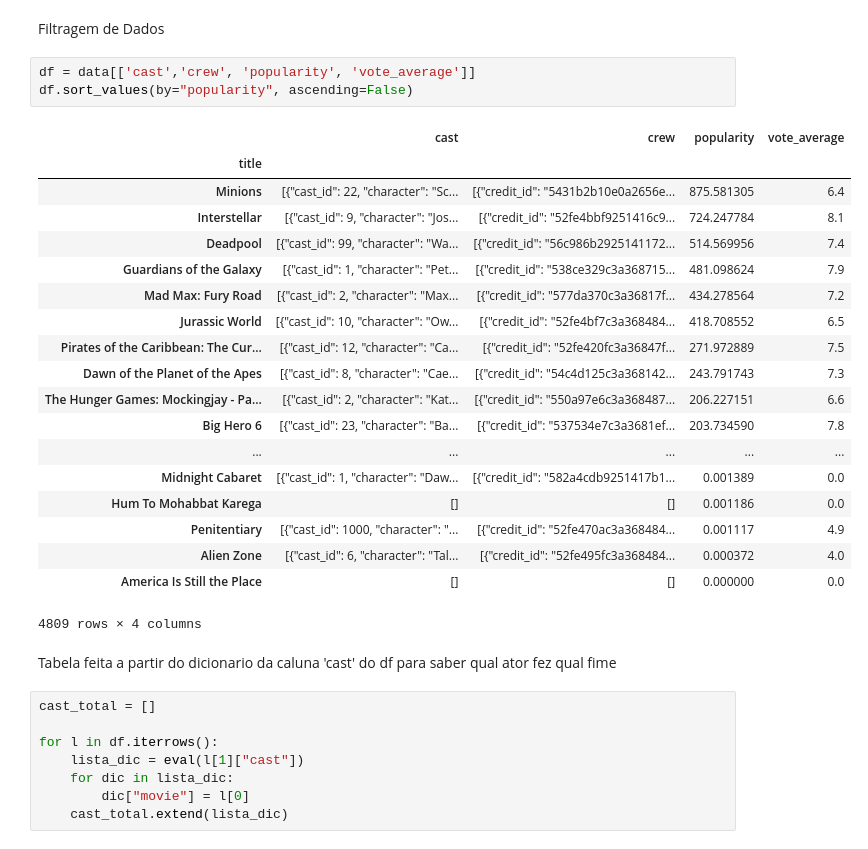
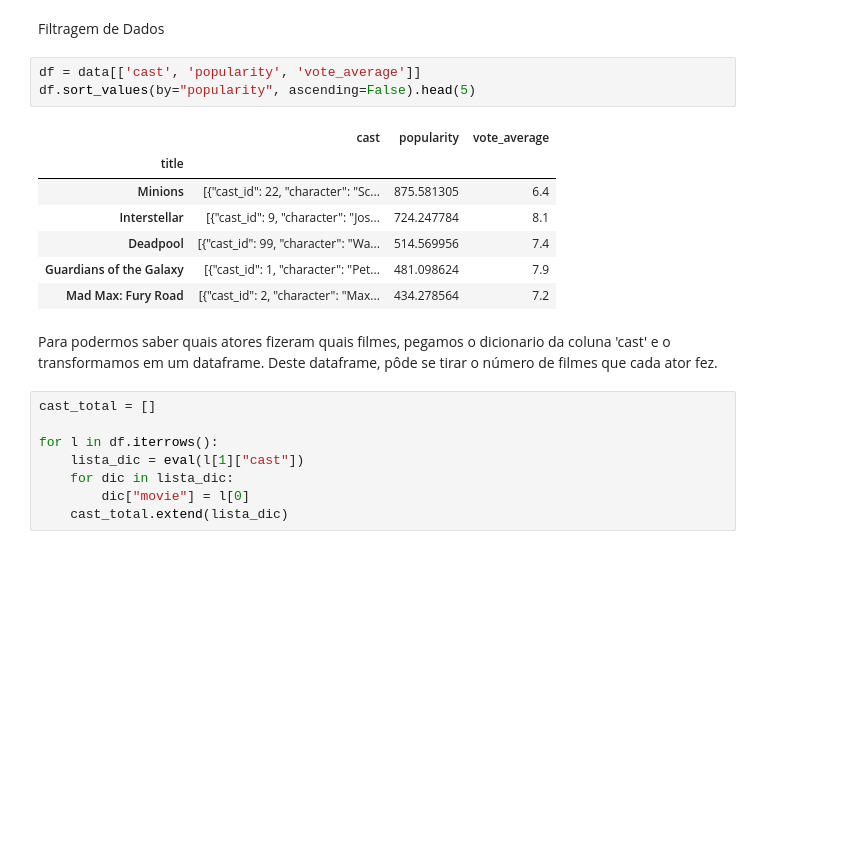
Before and after one commit to GLeviosa/Projeto_3_CD, a Jupyter notebook: Projeto 3.ipynb, the cells around one changed output. Saved outputs shown, nothing was run; the diff lists cells and outputs as text; blank space fills up the shorter version.

```diff
--- a/Projeto 3.ipynb
+++ b/Projeto 3.ipynb
@@ -43,30 +45,18 @@ data.head(3)
 # %% [markdown]
 Filtragem de Dados
 # %%
-df = data[['cast','crew', 'popularity', 'vote_average']]
-df.sort_values(by="popularity", ascending=False)
+df = data[['cast', 'popularity', 'vote_average']]
+df.sort_values(by="popularity", ascending=False).head(5)
 # %% [output]
-|  | cast | crew | popularity | vote_average |
-| title |  |  |  |  |
-| Minions | [{"cast_id": 22, "character": "Sc... | [{"credit_id": "5431b2b10e0a2656e... | 875.581305 | 6.4 |
-| Interstellar | [{"cast_id": 9, "character": "Jos... | [{"credit_id": "52fe4bbf9251416c9... | 724.247784 | 8.1 |
-| Deadpool | [{"cast_id": 99, "character": "Wa... | [{"credit_id": "56c986b2925141172... | 514.569956 | 7.4 |
-| Guardians of the Galaxy | [{"cast_id": 1, "character": "Pet... | [{"credit_id": "538ce329c3a368715... | 481.098624 | 7.9 |
-| Mad Max: Fury Road | [{"cast_id": 2, "character": "Max... | [{"credit_id": "577da370c3a36817f... | 434.278564 | 7.2 |
-| Jurassic World | [{"cast_id": 10, "character": "Ow... | [{"credit_id": "52fe4bf7c3a368484... | 418.708552 | 6.5 |
-| Pirates of the Caribbean: The Cur... | [{"cast_id": 12, "character": "Ca... | [{"credit_id": "52fe420fc3a36847f... | 271.972889 | 7.5 |
-| Dawn of the Planet of the Apes | [{"cast_id": 8, "character": "Cae... | [{"credit_id": "54c4d125c3a368142... | 243.791743 | 7.3 |
-| The Hunger Games: Mockingjay - Pa... | [{"cast_id": 2, "character": "Kat... | [{"credit_id": "550a97e6c3a368487... | 206.227151 | 6.6 |
-| Big Hero 6 | [{"cast_id": 23, "character": "Ba... | [{"credit_id": "537534e7c3a3681ef... | 203.734590 | 7.8 |
-| ... | ... | ... | ... | ... |
-| Midnight Cabaret | [{"cast_id": 1, "character": "Daw... | [{"credit_id": "582a4cdb9251417b1... | 0.001389 | 0.0 |
-| Hum To Mohabbat Karega | [] | [] | 0.001186 | 0.0 |
-| Penitentiary | [{"cast_id": 1000, "character": "... | [{"credit_id": "52fe470ac3a368484... | 0.001117 | 4.9 |
-| Alien Zone | [{"cast_id": 6, "character": "Tal... | [{"credit_id": "52fe495fc3a368484... | 0.000372 | 4.0 |
-| America Is Still the Place | [] | [] | 0.000000 | 0.0 |
+|  | cast | popularity | vote_average |
+| title |  |  |  |
+| Minions | [{"cast_id": 22, "character": "Sc... | 875.581305 | 6.4 |
+| Interstellar | [{"cast_id": 9, "character": "Jos... | 724.247784 | 8.1 |
+| Deadpool | [{"cast_id": 99, "character": "Wa... | 514.569956 | 7.4 |
+| Guardians of the Galaxy | [{"cast_id": 1, "character": "Pet... | 481.098624 | 7.9 |
+| Mad Max: Fury Road | [{"cast_id": 2, "character": "Max... | 434.278564 | 7.2 |
-4809 rows × 4 columns
-# %% [markdown]
-Tabela feita a partir do dicionario da caluna 'cast' do df para saber qual ator fez qual fime
+# %% [markdown]
+Para podermos saber quais atores fizeram quais filmes, pegamos o dicionario da coluna 'cast' e o transformamos em um dataframe. Deste dataframe, pôde se tirar o número de filmes que cada ator fez.
 # %%
 cast_total = []
 
```
Also changed, not shown: parts of 22 cells of this notebook, 3 other files.
